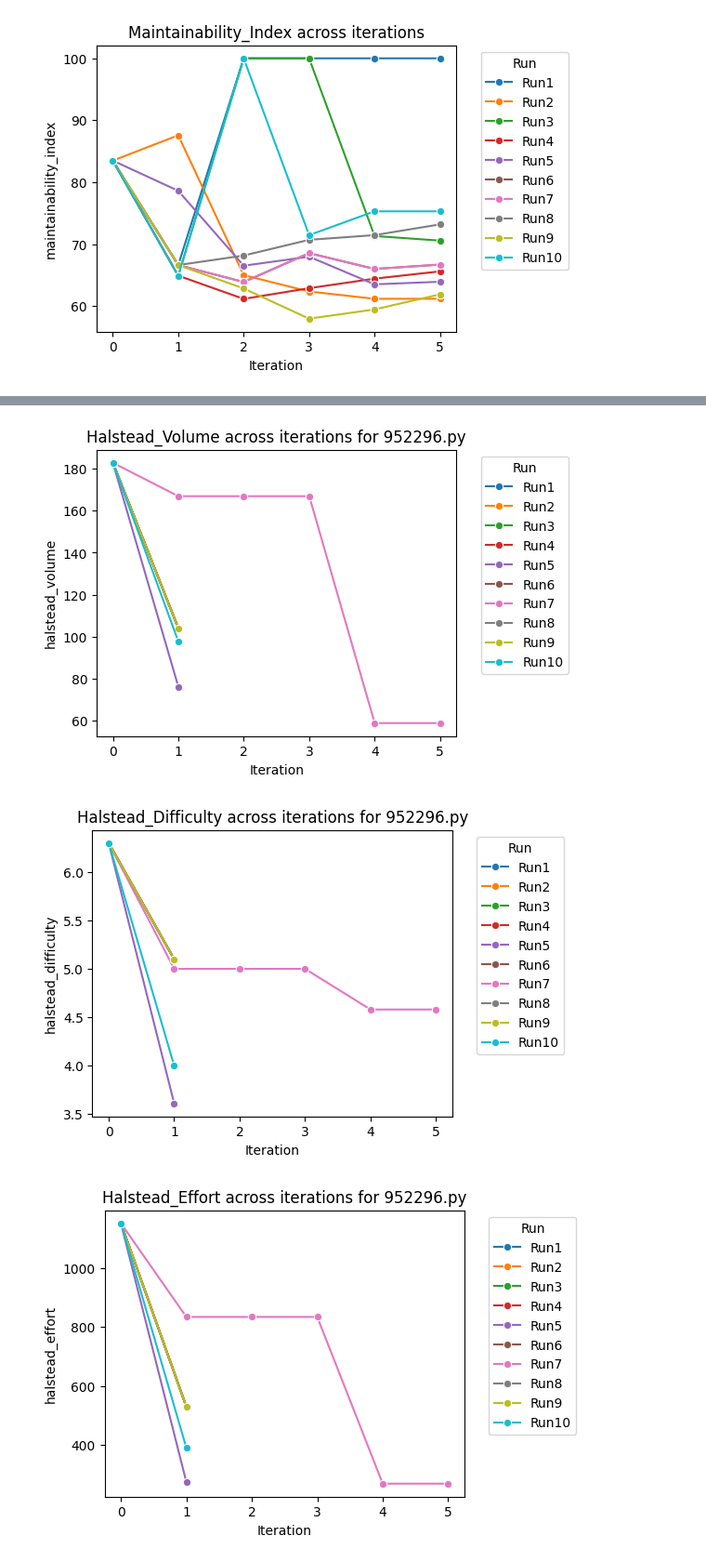
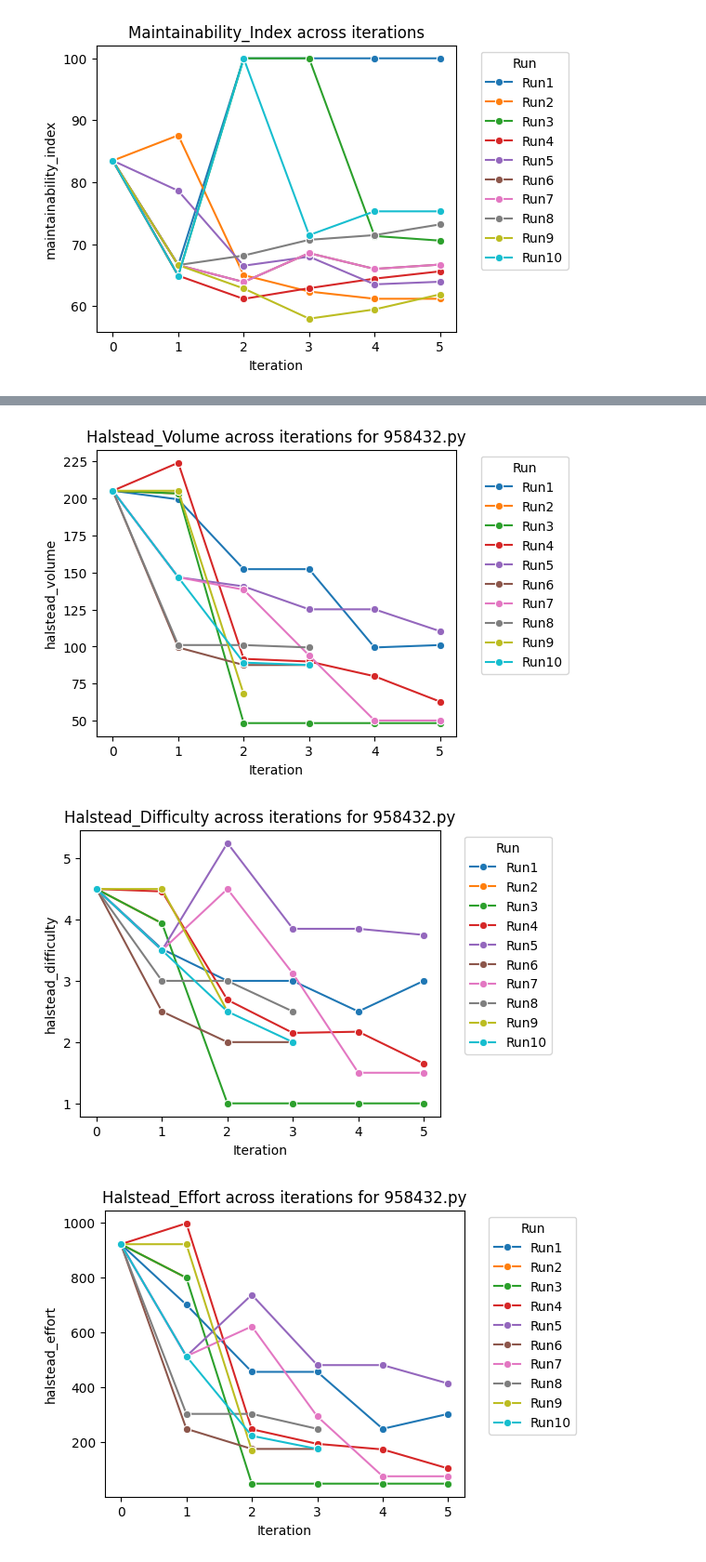
Before and after one commit to MileyNg/Code-Refactoring-Assistant, a Jupyter notebook: script/create_plot.ipynb, the cells around one changed output, grey strips where cells are left out. Shown at 93% size. Cells and saved outputs as stored; diff of their text form; code cells hidden in the pictures.

```diff
--- a/script/create_plot.ipynb
+++ b/script/create_plot.ipynb
@@ -131,7 +133,7 @@ combined_test_code_mean_metrics_overall_test_code.style.hide()
 # plotting metrics across iterations
 def plot_metric(metric):
     plt.figure(figsize=(5, 4))
-    sns.lineplot(data=combined_df, x="iteration", y=metric, hue="Run", marker="o", estimator=None)
+    sns.lineplot(data=accepted_only_df, x="iteration", y=metric, hue="Run", marker="o", estimator=None)
     plt.title(f"{metric.title()} across iterations")
     plt.xlabel("Iteration")
     plt.ylabel(metric)
@@ -179,5 +181,5 @@ def plot_metric_by_filename(metric, filename):
     plt.show()
 
 for metric in metrics:
-    plot_metric_by_filename(metric, filenames[1])
+    plot_metric_by_filename(metric, filenames[4])
 # %% [output]
@@ -185,3 +187,3 @@ for metric in metrics:
-[figure, old version]
+[figure, new version]
-[figure, old version]
+[figure, new version]
-[figure, old version]
+[figure, new version]
```
Also changed, not shown: parts of 10 cells of this notebook, 1 other file.
